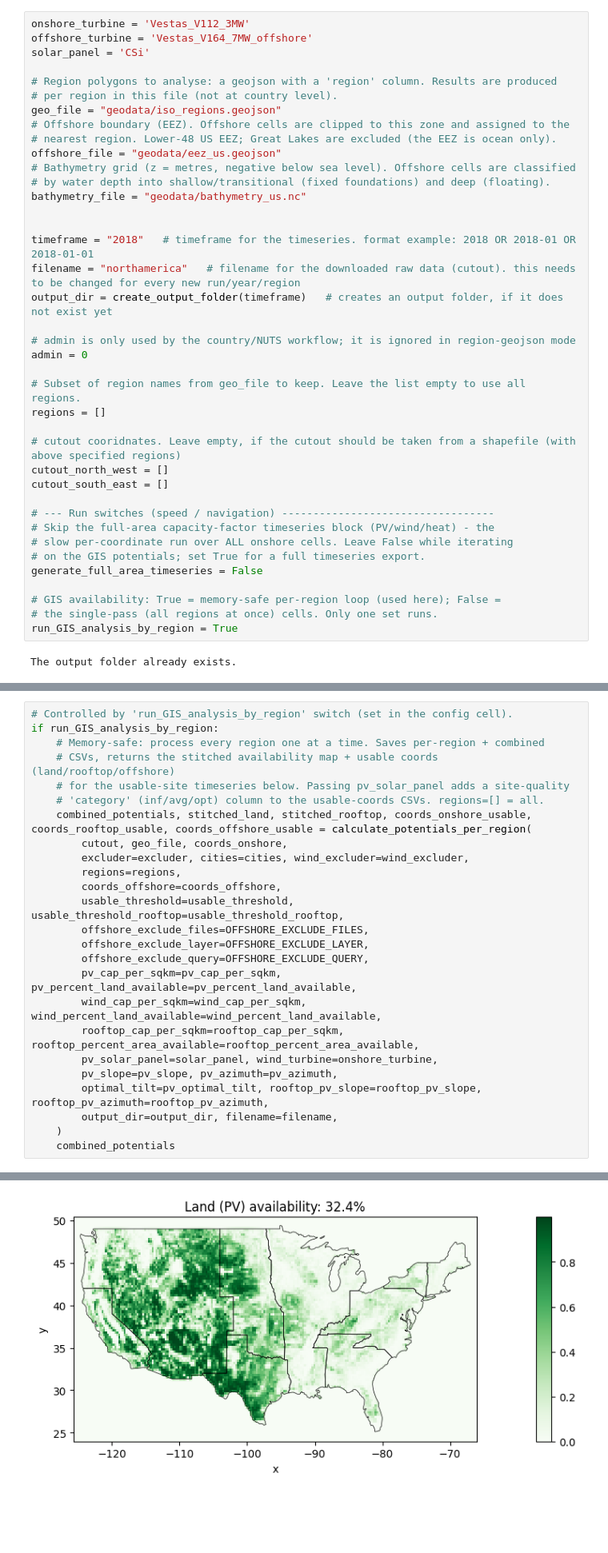
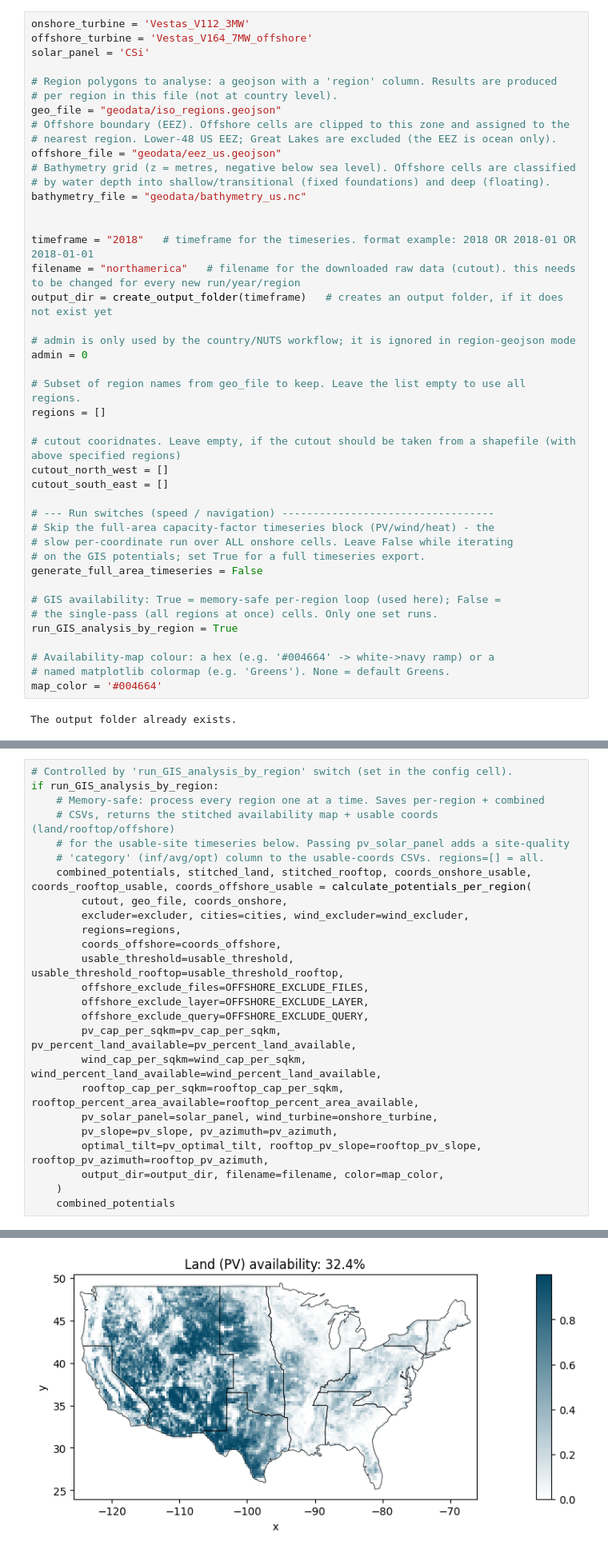
Before and after one commit to loeffko/GENeSYS_MOD.tools, a Jupyter notebook: GIS_&_Timeseries_Tool/GENeSYS-MOD_RES_Tool_US.ipynb, the cells around one changed output, grey strips where cells are left out. Shown at 80% size. Drawn from its saved outputs; the diff is of its cells as text; blank space fills up the shorter version.

Commit message:
updated functions so that a color of choice can be provided

```diff
--- a/GIS_&_Timeseries_Tool/GENeSYS-MOD_RES_Tool_US.ipynb
+++ b/GIS_&_Timeseries_Tool/GENeSYS-MOD_RES_Tool_US.ipynb
@@ -61,6 +61,10 @@ generate_full_area_timeseries = False
 # GIS availability: True = memory-safe per-region loop (used here); False =
 # the single-pass (all regions at once) cells. Only one set runs.
 run_GIS_analysis_by_region = True
+
+# Availability-map colour: a hex (e.g. '#004664' -> white->navy ramp) or a
+# named matplotlib colormap (e.g. 'Greens'). None = default Greens.
+map_color = '#004664'
 # %% [output]
 The output folder already exists.
 # %%
@@ -386,7 +390,7 @@ if run_GIS_analysis_by_region:
         pv_solar_panel=solar_panel, wind_turbine=onshore_turbine,
         pv_slope=pv_slope, pv_azimuth=pv_azimuth,
         optimal_tilt=pv_optimal_tilt, rooftop_pv_slope=rooftop_pv_slope, rooftop_pv_azimuth=rooftop_pv_azimuth,
-        output_dir=output_dir, filename=filename,
+        output_dir=output_dir, filename=filename, color=map_color,
     )
     combined_potentials
 # %% [output]
@@ -413 +407 @@ offshore exclusion: dropped 1330 of 1389 cells
-[figure, old version]
+[figure, new version]
```
Also changed, not shown: parts of 1 cell of this notebook, 3 other files.
